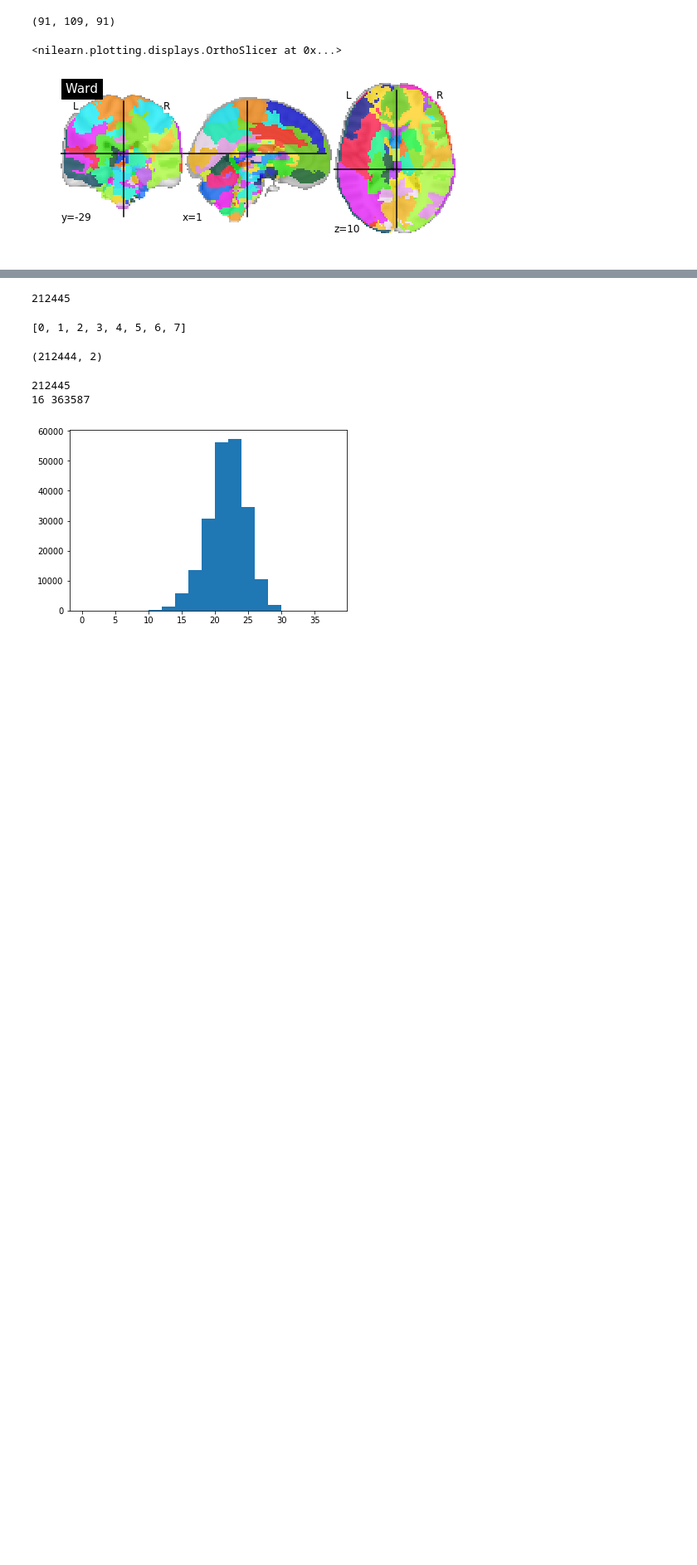
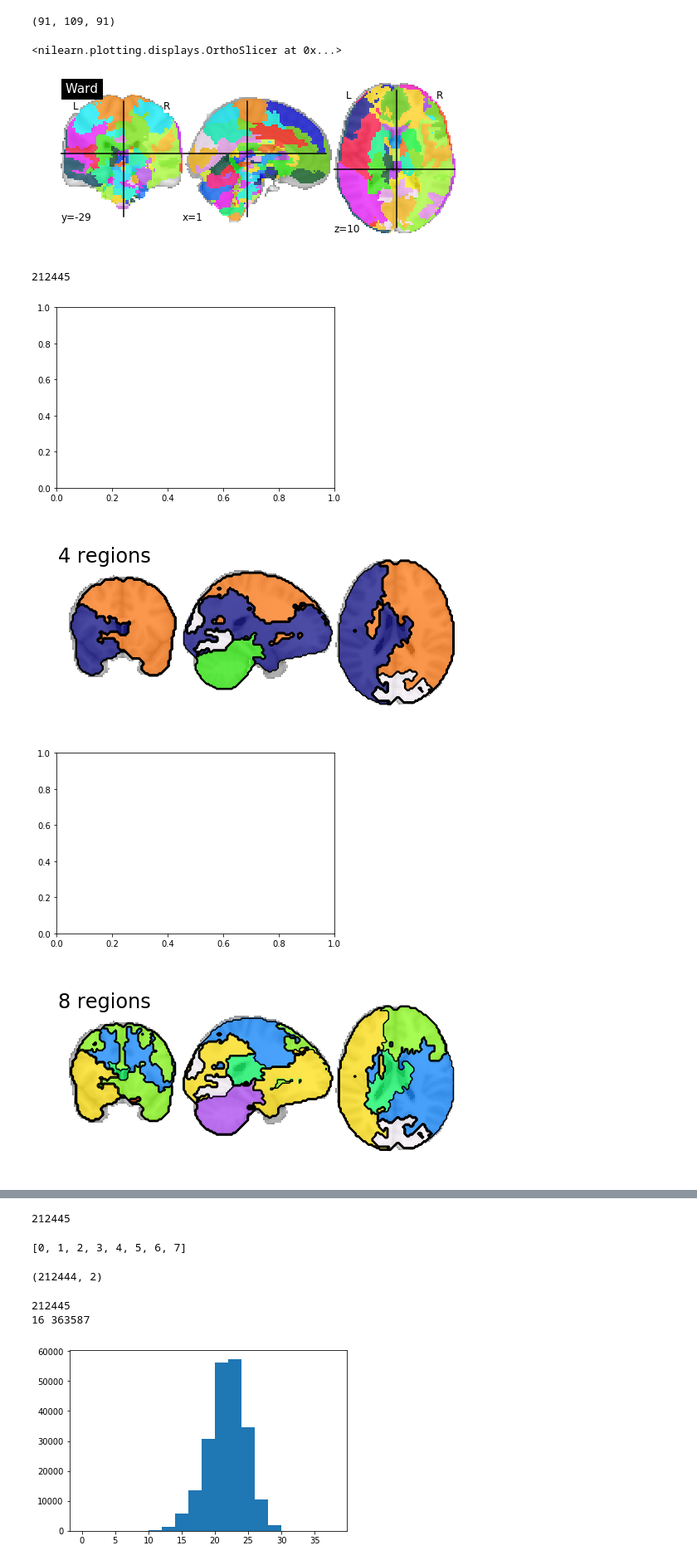
Before and after one commit to HarounH/brain_, a Jupyter notebook: gcn-explore.ipynb, the cells around one changed output, grey strips where cells are left out. Shown at 83% size. Cells and saved outputs as stored; diff of their text form; code cells hidden in the pictures; blank space fills up the shorter version.

```diff
--- a/gcn-explore.ipynb
+++ b/gcn-explore.ipynb
@@ -51,3 +113,20 @@ plotting.plot_roi(ward_img, title="Ward")
 # %%
 wtree = constants.get_wtree()
 mask = constants.original_brain_mask
+# %%
+mask.get_data().sum()
+# %% [output]
+212445
+# %%
+for n in [4, 8, 32, 256, 1024]:
+    fig = plt.figure()
+    ax = plt.gca()
+    img = masking.unmask(1 + wtree.cut(n), mask)
+    display = plotting.plot_roi(img, cut_coords=[-20, 15, 21], draw_cross=False, annotate=False)
+    display.add_contours(img, filled=False, colors='k')
+    plt.text(0.1, 0.8, "{} regions".format(n), fontsize=24, ha='center', va='center', transform=ax.transAxes)
+# %% [output]
+[figure, added]
+[figure, added]
+[figure, added]
+[figure, added]
```
Also changed, not shown: parts of 34 cells of this notebook, 26 other files.
